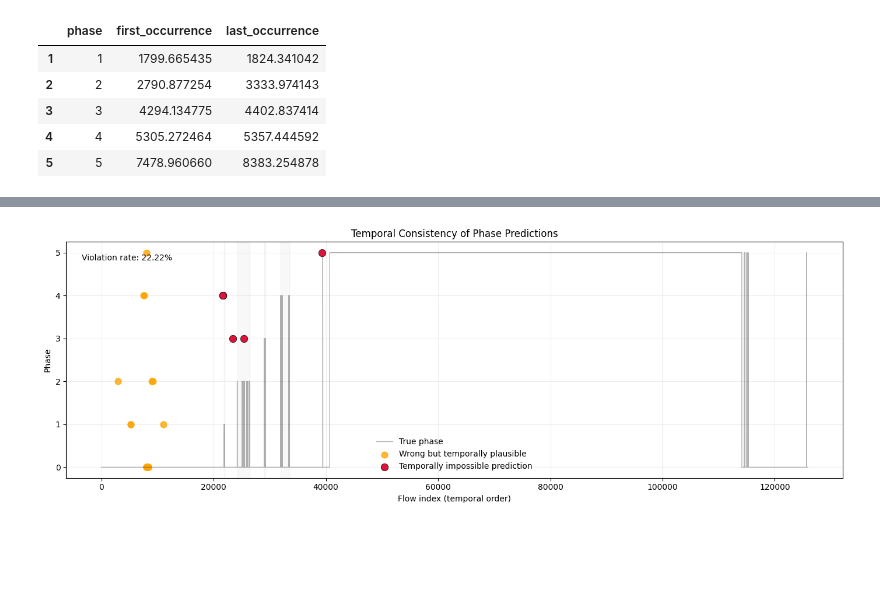
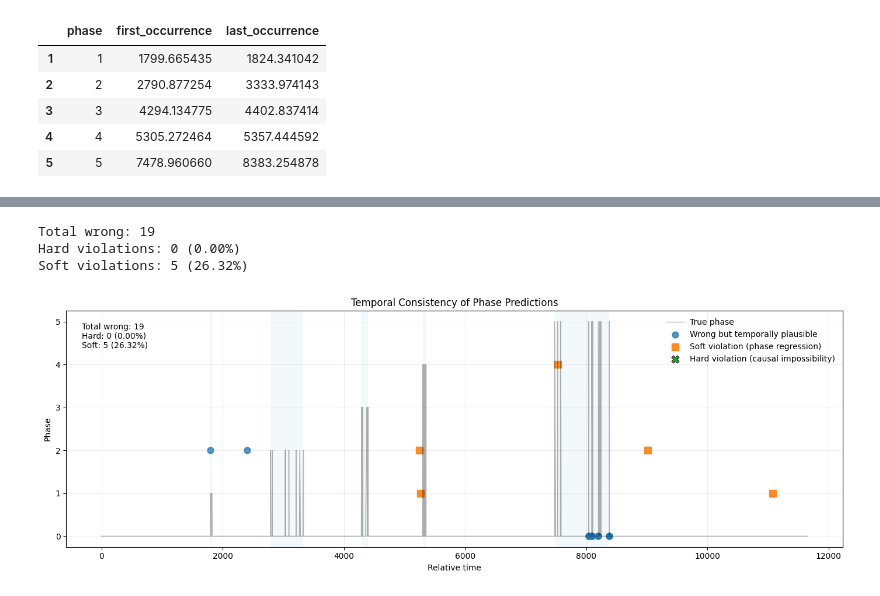
Before and after one commit to sofiaburkow/DeepChronos, a Jupyter notebook: notebooks/analyze_misclassifications.ipynb, the cells around one changed output, grey strips where cells are left out. Drawn from its saved outputs; the diff is of its cells as text; code cells hidden in the pictures; blank space fills up the shorter version.

```diff
--- a/notebooks/analyze_misclassifications.ipynb
+++ b/notebooks/analyze_misclassifications.ipynb
@@ -197,5 +235,2 @@ def is_temporally_impossible(row, phase_start):
 
     return False
-# %%
-mis_df['t_rel'] = mis_df['start_time'] - df['start_time'].min()
-mis_df.head()
@@ -210,10 +237,18 @@ mis_df.head()
 # %%
-mis_df['impossible'] = mis_df.apply(
-    is_temporally_impossible,
+mis_df['hard_violation'] = mis_df.apply(
+    is_hard_violation,
+    axis=1,
+    phase_start=phase_start
+)
+
+mis_df['soft_violation'] = mis_df.apply(
+    is_soft_violation,
     axis=1,
     phase_start=phase_start
 )
 
 wrong = mis_df[mis_df['phase'] != mis_df['y_pred']]
-impossible = wrong[wrong['impossible']]
-plausible = wrong[~wrong['impossible']]
+
+hard = wrong[wrong['hard_violation']]
+soft = wrong[(~wrong['hard_violation']) & (wrong['soft_violation'])]
+plausible = wrong[(~wrong['hard_violation']) & (~wrong['soft_violation'])]
@@ -233,9 +255,22 @@ Violation rate: 22.22%
+# %%
+total_wrong = len(wrong)
+
+hard_rate = len(hard) / total_wrong if total_wrong > 0 else 0
+soft_rate = len(soft) / total_wrong if total_wrong > 0 else 0
+
+print(f"Total wrong: {total_wrong}")
+print(f"Hard violations: {len(hard)} ({hard_rate:.2%})")
+print(f"Soft violations: {len(soft)} ({soft_rate:.2%})")
+# %% [output]
+Total wrong: 19
+Hard violations: 0 (0.00%)
+Soft violations: 5 (26.32%)
 # %%
 plt.figure(figsize=(14, 5))
 
-# --- True phase line ---
+# --- True phase over time ---
 plt.plot(
-    df['flow_num'],
+    df['t_rel'],
     df['phase'],
     color='black',
     linewidth=1,
@@ -244,54 +279,64 @@ plt.plot(
 )
 
 # --- Shaded phase intervals ---
-for _, row in phase_bounds_no0.iterrows():
+for phase, bounds in phase_bounds.iterrows():
     plt.axvspan(
-        row['first_num'],
-        row['last_num'],
-        alpha=0.05,
-        color='gray'
+        bounds['min'],
+        bounds['max'],
+        alpha=0.05
     )
 
 # --- Plausible errors ---
 plt.scatter(
     plausible['t_rel'],
     plausible['y_pred'],
-    c='orange',
     s=60,
     alpha=0.8,
     label='Wrong but temporally plausible'
 )
 
-# --- Impossible errors ---
+# --- Soft violations ---
 plt.scatter(
-    impossible['flow_num'],
-    impossible['y_pred'],
-    c='crimson',
-    s=80,
+    soft['t_rel'],
+    soft['y_pred'],
+    s=70,
+    marker='s',
+    alpha=0.9,
+    label='Soft violation (phase regression)'
+)
+
+# --- Hard violations ---
+plt.scatter(
+    hard['t_rel'],
+    hard['y_pred'],
+    s=90,
+    marker='X',
     edgecolor='black',
-    linewidth=0.5,
-    label='Temporally impossible prediction',
-    zorder=3
+    linewidth=0.6,
+    zorder=3,
+    label='Hard violation (causal impossibility)'
 )
 
 # --- Cosmetics ---
-plt.xlabel("Flow index (temporal order)")
+plt.xlabel("Relative time")
 plt.ylabel("Phase")
 plt.title("Temporal Consistency of Phase Predictions")
 
 plt.yticks(sorted(df['phase'].unique()))
 plt.grid(alpha=0.2)
 
 plt.text(
     0.02,
     0.95,
-    f"Violation rate: {violation_rate:.2%}",
+    f"Total wrong: {total_wrong}\n"
+    f"Hard: {len(hard)} ({hard_rate:.2%})\n"
+    f"Soft: {len(soft)} ({soft_rate:.2%})",
     transform=plt.gca().transAxes,
     verticalalignment='top'
 )
 
 plt.legend(frameon=False)
 plt.tight_layout()
 plt.show()
 # %% [output]
-[figure, old version]
+[figure, new version]
```
Also changed, not shown: parts of 44 cells of this notebook, 2 other files.
